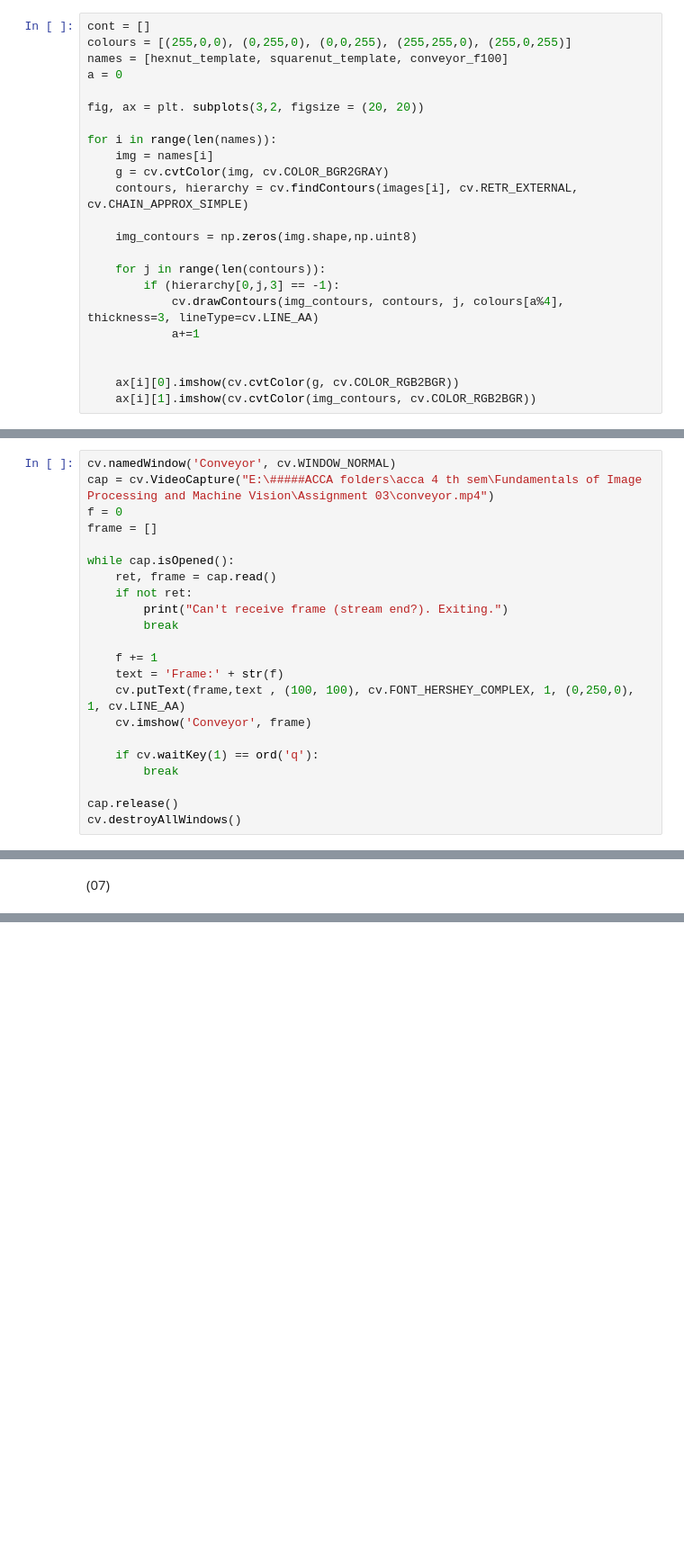
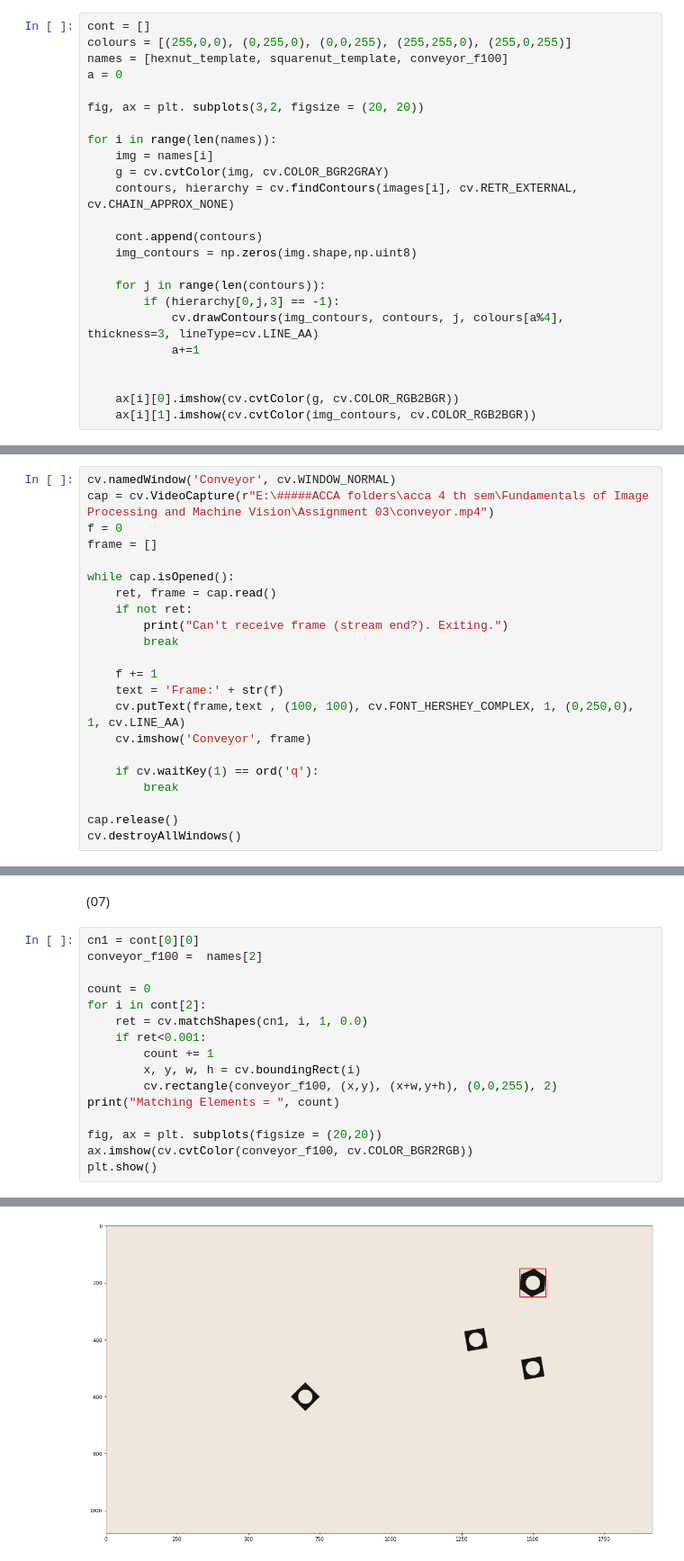
Before and after one commit to wanshika99/Object-Counting-on-a-Conveyor-Belt, a Jupyter notebook: Assignment03_190663R.ipynb, the cells around one changed output, grey strips where cells are left out. Shown at 90% size. Saved outputs shown, nothing was run; the diff lists cells and outputs as text; blank space fills up the shorter version.

```diff
--- a/Assignment03_190663R.ipynb
+++ b/Assignment03_190663R.ipynb
@@ -183,8 +188,9 @@ fig, ax = plt. subplots(3,2, figsize = (20, 20))
 for i in range(len(names)):
     img = names[i]
     g = cv.cvtColor(img, cv.COLOR_BGR2GRAY)
-    contours, hierarchy = cv.findContours(images[i], cv.RETR_EXTERNAL, cv.CHAIN_APPROX_SIMPLE)
+    contours, hierarchy = cv.findContours(images[i], cv.RETR_EXTERNAL, cv.CHAIN_APPROX_NONE)
 
+    cont.append(contours)
     img_contours = np.zeros(img.shape,np.uint8)
 
     for j in range(len(contours)):
@@ -201,7 +207,7 @@ for i in range(len(names)):
 (06) - Detecting Objects on a Synthetic Conveyor
 # %%
 cv.namedWindow('Conveyor', cv.WINDOW_NORMAL)
-cap = cv.VideoCapture("E:\#####ACCA folders\acca 4 th sem\Fundamentals of Image Processing and Machine Vision\Assignment 03\conveyor.mp4")
+cap = cv.VideoCapture(r"E:\#####ACCA folders\acca 4 th sem\Fundamentals of Image Processing and Machine Vision\Assignment 03\conveyor.mp4")
 f = 0
 frame = []
 
@@ -224,2 +232,19 @@ cv.destroyAllWindows()
 # %% [markdown]
 (07)
+# %%
+cn1 = cont[0][0]
+conveyor_f100 =  names[2]
+
+count = 0
+for i in cont[2]:
+    ret = cv.matchShapes(cn1, i, 1, 0.0)
+    if ret<0.001:
+        count += 1
+        x, y, w, h = cv.boundingRect(i)
+        cv.rectangle(conveyor_f100, (x,y), (x+w,y+h), (0,0,255), 2)
+print("Matching Elements = ", count)
+
+fig, ax = plt. subplots(figsize = (20,20))
+ax.imshow(cv.cvtColor(conveyor_f100, cv.COLOR_BGR2RGB))
+plt.show()
+# %% [output]
@@ -225,0 +252 @@ cv.destroyAllWindows()
+[figure, added]
```
Also changed, not shown: parts of 5 cells of this notebook, 1 other file.
